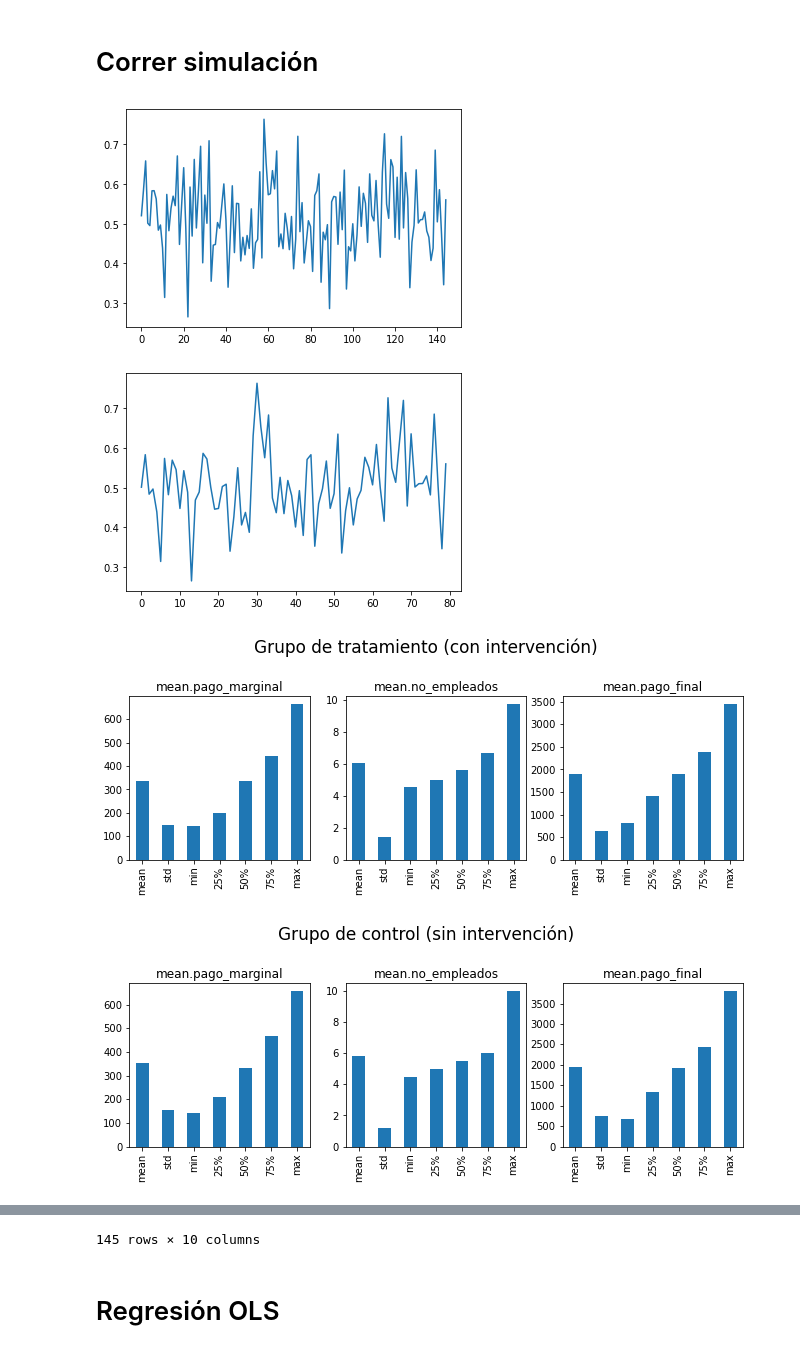
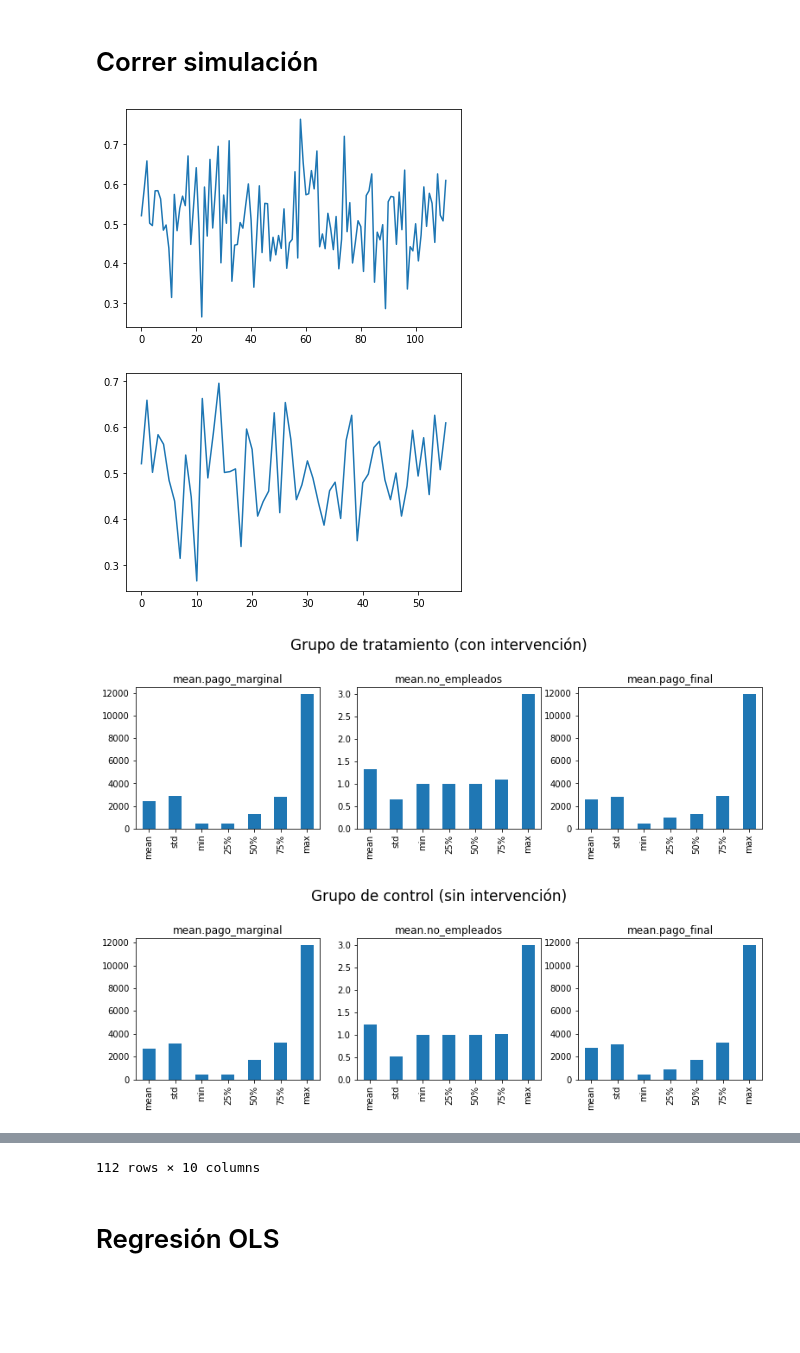
Before and after one commit to milocortes/tesoreria_cdmx, a Jupyter notebook: Python_intervención_nómina/Regresion_recaudacion_adicional.ipynb, the cells around one changed output, grey strips where cells are left out. Drawn from its saved outputs; the diff is of its cells as text; code cells hidden in the pictures; blank space fills up the shorter version.

```diff
--- a/Python_intervención_nómina/Regresion_recaudacion_adicional.ipynb
+++ b/Python_intervención_nómina/Regresion_recaudacion_adicional.ipynb
@@ -94,10 +94,16 @@ df_revision_sptep[['idsujeto','mean.pago_final','factor_escala_pago_final']]
 # %%
 # Observar datos por primaryg_id
 
-id_list=df_revision_sptep['primaryg_id'].unique()
+# id_list=df_revision_sptep['primaryg_id'].unique()
 
-df_revision_primary_id=df_revision_sptep[df_revision_sptep['primaryg_id']==id_list[0]]
+# df_revision_primary_id=df_revision_sptep[df_revision_sptep['primaryg_id']==id_list[0]]
 
+id_list=df_revision_cm['primaryg_id'].unique()
+
+df_revision_primary_id=df_revision_cm[df_revision_cm['primaryg_id']==id_list[0]]
+
+
+print(id_list[0])
 print(len(df_revision_primary_id))
 df_revision_primary_id
 # %% [output]
@@ -149,37 +156,37 @@ if len(df) > 1:
 
     # Calcular una columna adicional llamada 'ganancia_potencial_rand' basada en datos del DataFrame y la columna 'random_gain'
     df['ganancia_potencial_rand'] = df['mean.pago_final'] + df['random_gain']
 
     # Trazar una gráfica basada en los factores aleatorios generados en función de 'dummy_carta'
     plt.plot(df['random_gain_factor'].loc[df['dummy_carta']==1].values)
     plt.show()
 
     # Realizar estadísticas descriptivas sobre subconjuntos del DataFrame, dependiendo del valor de 'dummy_carta'
     df_describe_1 = df.loc[df['dummy_carta'] == 1][['mean.pago_marginal', 'mean.no_empleados', 'mean.pago_final']].describe(percentiles=None)
     df_describe_0 = df.loc[df['dummy_carta'] == 0][['mean.pago_marginal', 'mean.no_empleados', 'mean.pago_final']].describe(percentiles=None)
 
     # Crear subgráficos con estadísticas descriptivas utilizando Matplotlib
-    fig, axs = plt.subplots(1, 3, figsize=(11, 3))
+    fig, axs = plt.subplots(1, 3, figsize=(13, 3))
     for i, col in enumerate(df_describe_1.columns):
         plt.sca(axs[i])
         df_describe_1[df_describe_1.columns[i]][1:].plot(kind='bar')
         plt.title(col)
     plt.suptitle('Grupo de tratamiento (con intervención)', y=1.15, fontsize=17)
     plt.show()
 
-    fig, axs = plt.subplots(1, 3, figsize=(11, 3))
+    fig, axs = plt.subplots(1, 3, figsize=(13, 3))
     for i, col in enumerate(df_describe_0.columns):
         plt.sca(axs[i])
         df_describe_0[df_describe_0.columns[i]][1:].plot(kind='bar')
         plt.title(col)
     plt.suptitle('Grupo de control (sin intervención)', y=1.15, fontsize=17)
     plt.show()
 
 # Imprimir una selección de columnas del DataFrame df
 df[['idsujeto', 'b0', 'dummy_carta', 'mean.pago_marginal', 'mean.no_empleados', 'mean.pago_final', 'factor_escala_pago_final', 'random_gain_factor', 'random_gain', 'ganancia_potencial_rand']]
 # %% [output]
-[figure, old version]
+[figure, new version]
-[figure, old version]
+[figure, new version]
-[figure, old version]
+[figure, new version]
-[figure, old version]
+[figure, new version]
 |  | idsujeto | b0 | dummy_carta | mean.pago_marginal | mean.no_empleados | mean.pago_final | ... |
@@ -197,4 +204,4 @@ df[['idsujeto', 'b0', 'dummy_carta', 'mean.pago_marginal', 'mean.no_empleados',
-145 rows × 10 columns
+112 rows × 10 columns
 # %% [markdown]
 # Regresión OLS
 # %%
```
Also changed, not shown: parts of 4 cells of this notebook.
